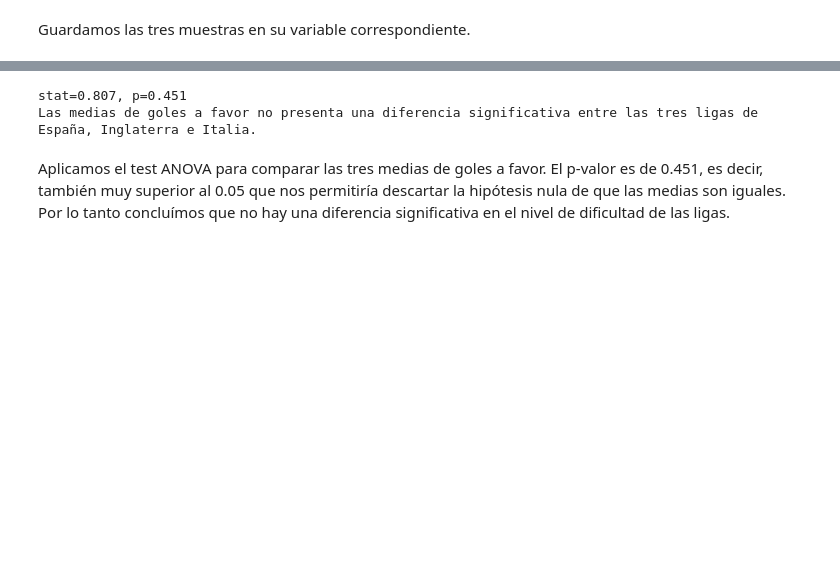
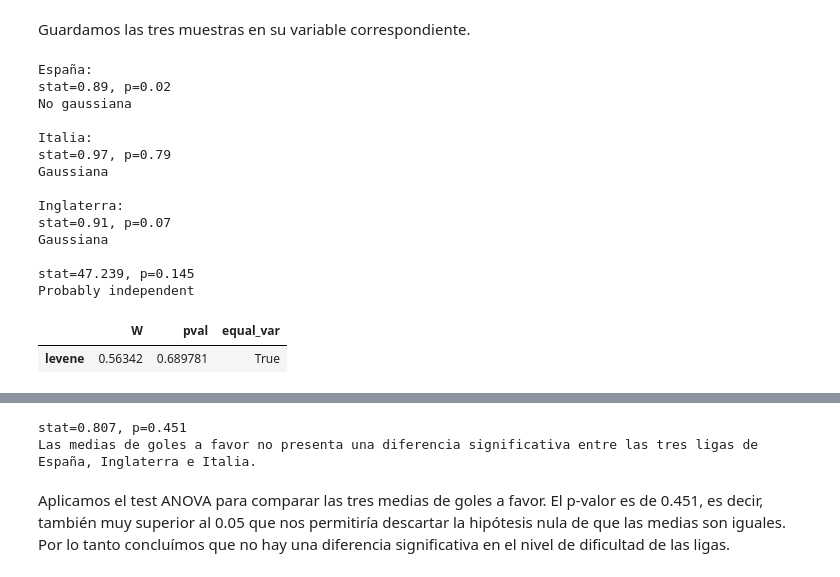
Before and after one commit to aar-x/hipotesis_testing, a Jupyter notebook: M5T01.ipynb, the cells around one changed output, grey strips where cells are left out. Drawn from its saved outputs; the diff is of its cells as text; code cells hidden in the pictures; blank space fills up the shorter version.

```diff
--- a/M5T01.ipynb
+++ b/M5T01.ipynb
@@ -142,2 +302,59 @@ GF_ITA = UEFA[(UEFA['Country'] == 'ITA')]['GF']
 # %% [markdown]
 Guardamos las tres muestras en su variable correspondiente.
+# %%
+# Normalidad
+
+stat, p = shapiro(GF_ESP)
+print('España:')
+print('stat=%.2f, p=%.2f' % (stat, p))
+if p > 0.05:
+ print('Gaussiana\n')
+else:
+ print('No gaussiana\n')
+
+stat, p = shapiro(GF_ITA)
+print('Italia:')
+print('stat=%.2f, p=%.2f' % (stat, p))
+if p > 0.05:
+ print('Gaussiana\n')
+else:
+ print('No gaussiana\n')
+
+stat, p = shapiro(GF_ENG)
+print('Inglaterra:')
+print('stat=%.2f, p=%.2f' % (stat, p))
+if p > 0.05:
+ print('Gaussiana\n')
+else:
+ print('No gaussiana\n')
+
+ # Independencia
+
+table = [GF_ESP, GF_ENG, GF_ITA]
+stat, p, dof, expected = chi2_contingency(table)
+print('stat=%.3f, p=%.3f' % (stat, p))
+if p > 0.05:
+ print('Probably independent')
+else:
+ print('Probably dependent')
+
+# Varianzas
+
+pg.homoscedasticity(data=UEFA, dv='GF', group='Country')
+# %% [output]
+España:
+stat=0.89, p=0.02
+No gaussiana
+
+Italia:
+stat=0.97, p=0.79
+Gaussiana
+
+Inglaterra:
+stat=0.91, p=0.07
+Gaussiana
+
+stat=47.239, p=0.145
+Probably independent
+|  | W | pval | equal_var |
+| levene | 0.56342 | 0.689781 | True |
```
Also changed, not shown: parts of 36 cells of this notebook.
